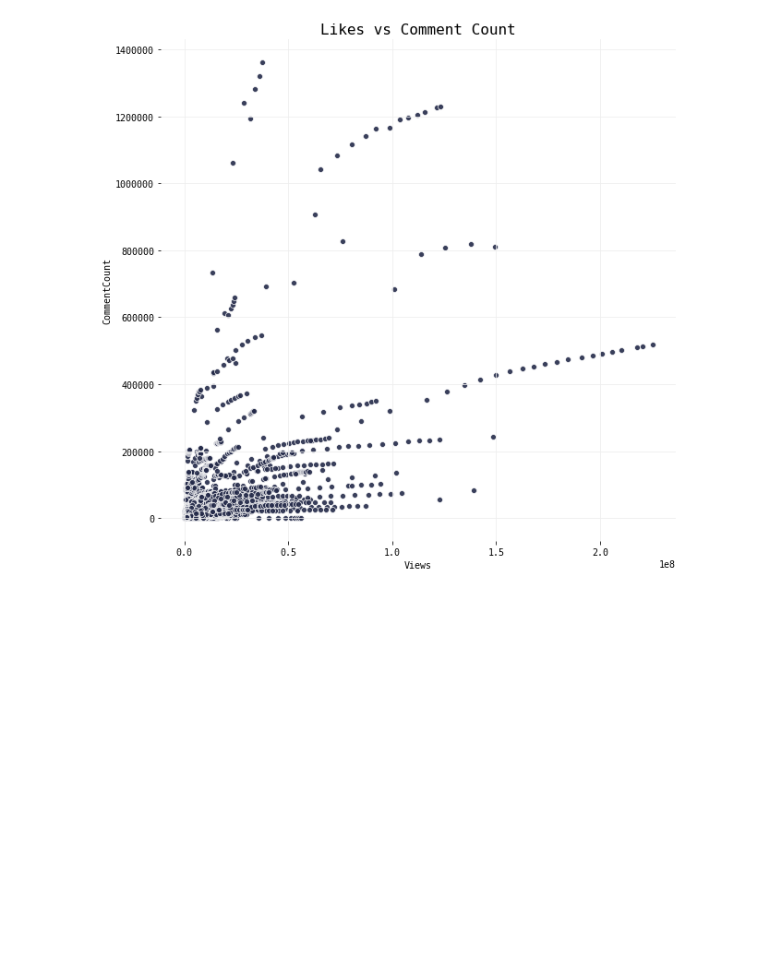
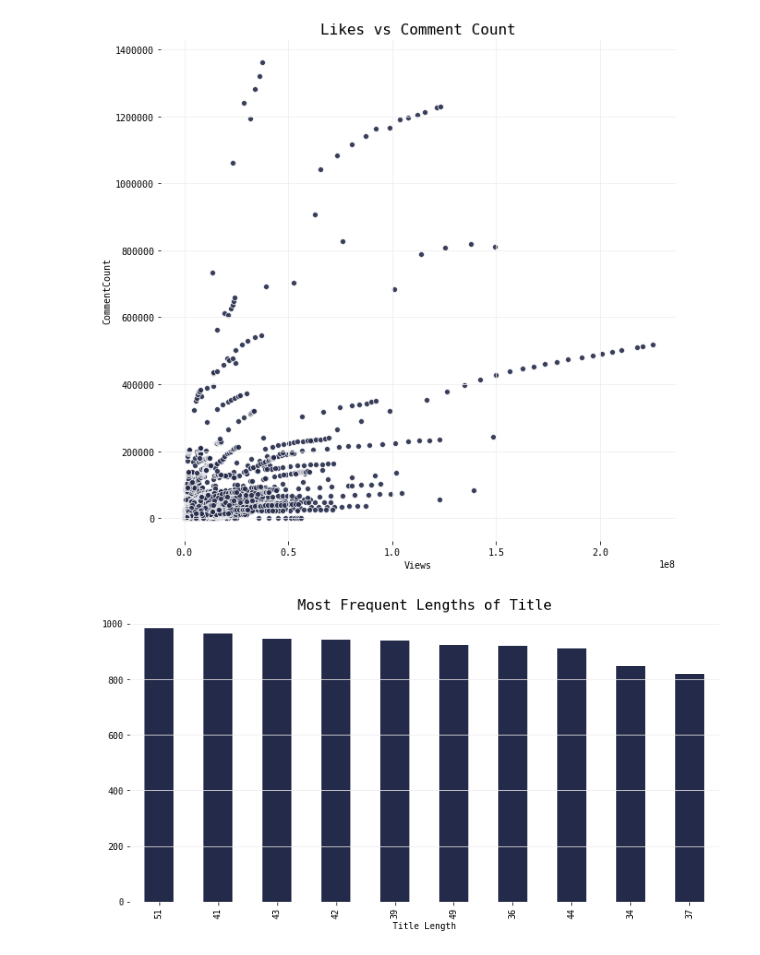
Before and after one commit to qu4ku/datasets-analysis, a Jupyter notebook: 012-youtube-trending-videos.ipynb, the cells around one changed output. Drawn from its saved outputs; the diff is of its cells as text; code cells hidden in the pictures; blank space fills up the shorter version.

```diff
--- a/012-youtube-trending-videos.ipynb
+++ b/012-youtube-trending-videos.ipynb
@@ -359,2 +376,11 @@ plt.title('Likes vs Comment Count');
+# %%
+df['TitleLenght'] = df.Title.apply(lambda x: len(x))
+plt.axes(frameon=False)
+df.TitleLenght.value_counts()[:10].plot(kind='bar', color=MC)
+plt.title('Most Frequent Lengths of Title')
+plt.grid(axis='y')
+plt.xlabel('Title Length');
+# %% [output]
+[figure, added]
 # %%
 # sentiment analysis
```
Also changed, not shown: parts of 9 cells of this notebook.
